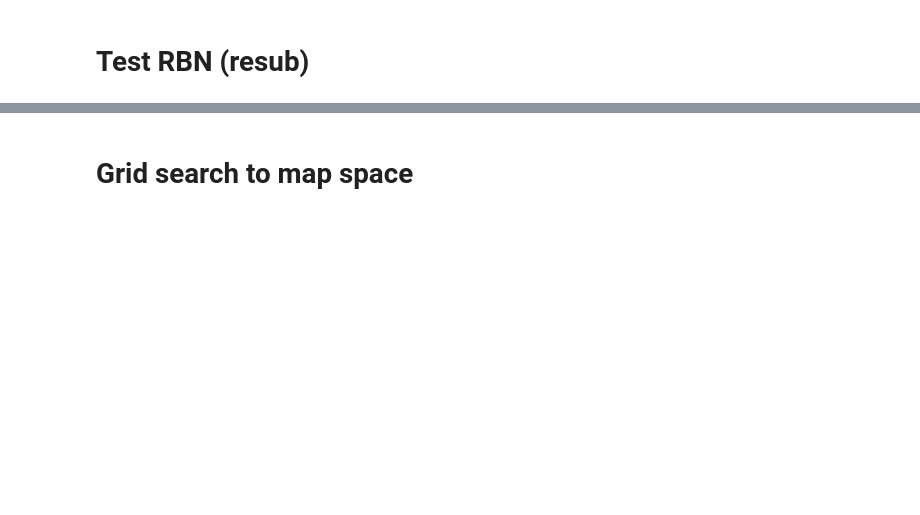
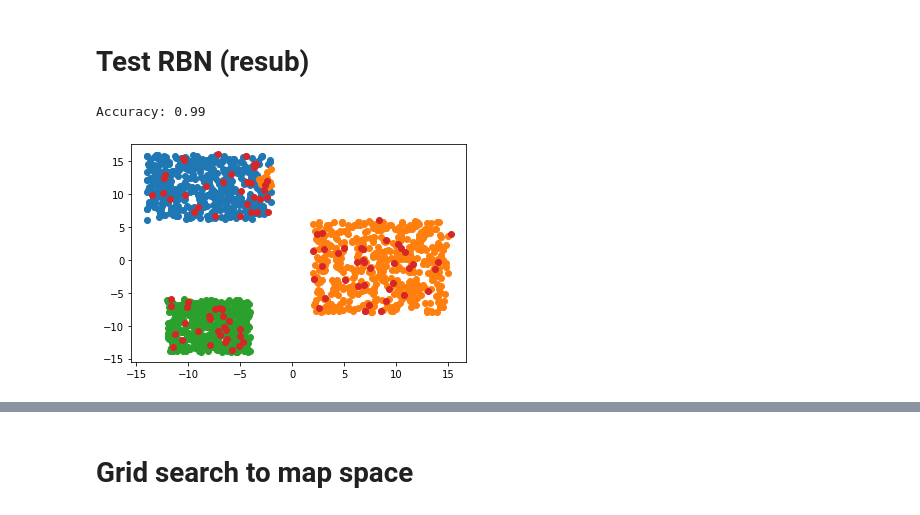
Before and after one commit to jschulz97/8890, a Jupyter notebook: test_rbf_gd.ipynb, the cells around one changed output, grey strips where cells are left out. Saved outputs shown, nothing was run; the diff lists cells and outputs as text; code cells hidden in the pictures; blank space fills up the shorter version.

```diff
--- a/test_rbf_gd.ipynb
+++ b/test_rbf_gd.ipynb
@@ -144,3 +148,10 @@ def test_model(model, data, labels, centers):
     data_sep, uniq_labels = split_data(data, preds)
     data_sep.append(centers)
     plt_graph_sep_data(data_sep)
+
+    return preds
+# %%
+preds = test_model(rbnetwork, data, labels, centers)
+# %% [output]
+Accuracy: 0.99
+[figure, added]
```
Also changed, not shown: parts of 8 cells of this notebook, 19 other files.
